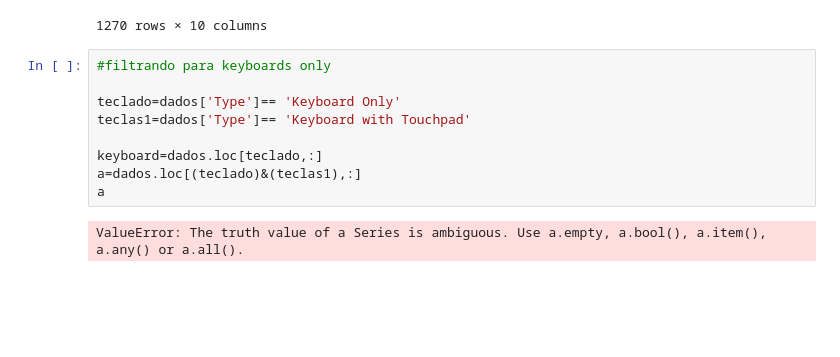
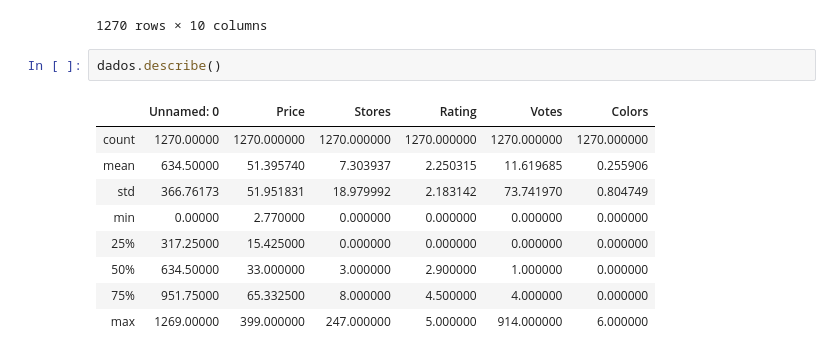
Before and after one commit to Capronii/Projeto2, a Jupyter notebook: Projeto.ipynb, the cells around one changed output. Drawn from its saved outputs; the diff is of its cells as text; blank space fills up the shorter version.

```diff
--- a/Projeto.ipynb
+++ b/Projeto.ipynb
@@ -23,15 +22,16 @@ dados
 | 1268 | 1268 | Approx Quasar | 29.00 | 0 | 1.0 | 1 | NaN | NaN | 0 | Membrane |
 | 1269 | 1269 | A4Tech X7 G100 | 17.00 | 0 | 0.0 | 0 | NaN | NaN | 0 | Keypad |
 1270 rows × 10 columns
-# %%
-#filtrando para keyboards only
-
-teclado=dados['Type']== 'Keyboard Only'
-teclas1=dados['Type']== 'Keyboard with Touchpad'
-
-keyboard=dados.loc[teclado,:]
-a=dados.loc[(teclado)&(teclas1),:]
-a
-# %% [output]
-ValueError: The truth value of a Series is ambiguous. Use a.empty, a.bool(), a.item(), a.any() or a.all().
+# %%
+dados.describe()
+# %% [output]
+|  | Unnamed: 0 | Price | Stores | Rating | Votes | Colors |
+| count | 1270.00000 | 1270.000000 | 1270.000000 | 1270.000000 | 1270.000000 | 1270.000000 |
+| mean | 634.50000 | 51.395740 | 7.303937 | 2.250315 | 11.619685 | 0.255906 |
+| std | 366.76173 | 51.951831 | 18.979992 | 2.183142 | 73.741970 | 0.804749 |
+| min | 0.00000 | 2.770000 | 0.000000 | 0.000000 | 0.000000 | 0.000000 |
+| 25% | 317.25000 | 15.425000 | 0.000000 | 0.000000 | 0.000000 | 0.000000 |
+| 50% | 634.50000 | 33.000000 | 3.000000 | 2.900000 | 1.000000 | 0.000000 |
+| 75% | 951.75000 | 65.332500 | 8.000000 | 4.500000 | 4.000000 | 0.000000 |
+| max | 1269.00000 | 399.000000 | 247.000000 | 5.000000 | 914.000000 | 6.000000 |
 # %%
```
Also changed, not shown: parts of 20 cells of this notebook.
